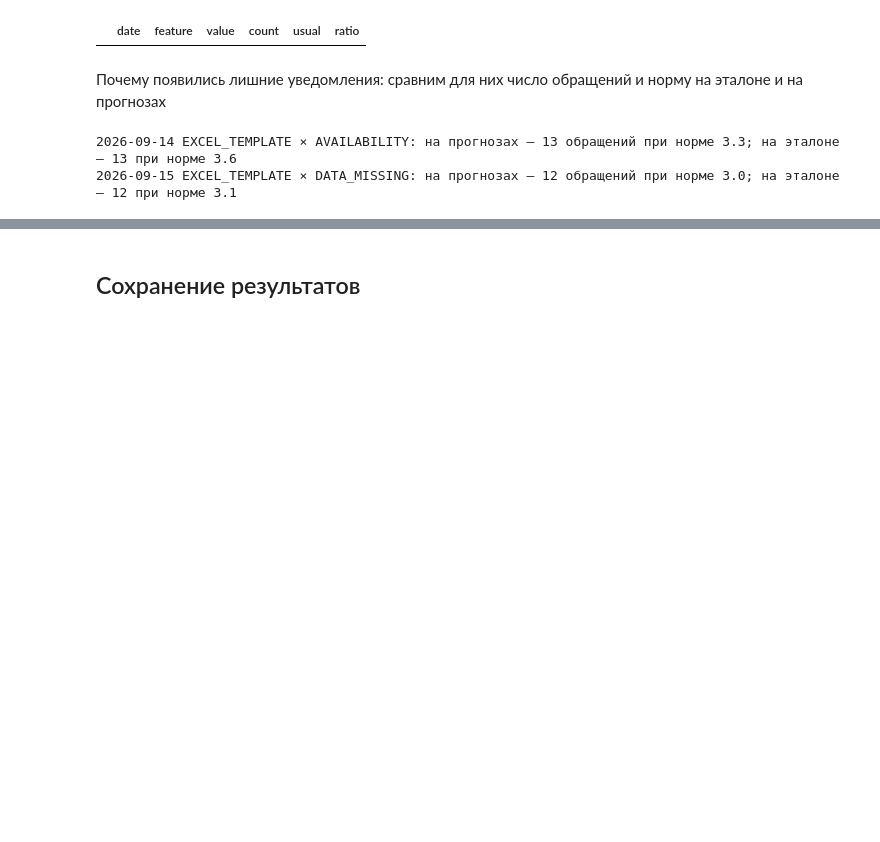
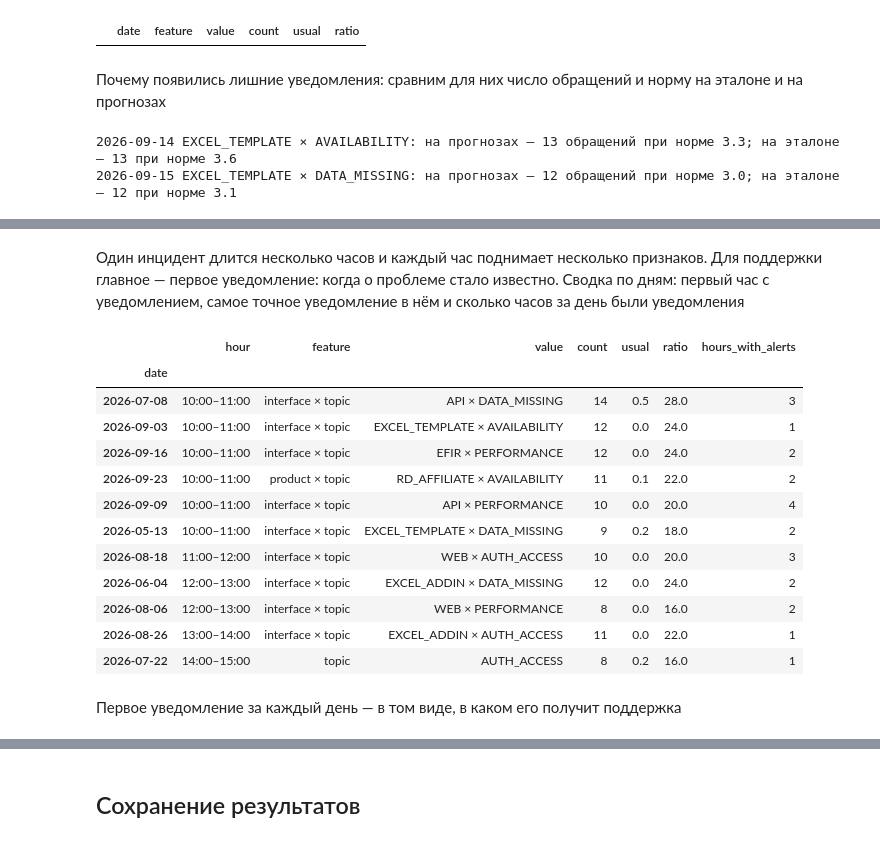
Before and after one commit to nk1vk/interfax, a Jupyter notebook: 2.3/spikes.ipynb, the cells around one changed output, grey strips where cells are left out. Saved outputs shown, nothing was run; the diff lists cells and outputs as text; code cells hidden in the pictures; blank space fills up the shorter version.

```diff
--- a/2.3/spikes.ipynb
+++ b/2.3/spikes.ipynb
@@ -410,0 +511,26 @@ for row in extra.itertuples():
+# %% [markdown]
+Один инцидент длится несколько часов и каждый час поднимает несколько признаков. Для поддержки главное —
+первое уведомление: когда о проблеме стало известно. Сводка по дням: первый час с уведомлением, самое точное
+уведомление в нём и сколько часов за день были уведомления
+# %%
+first_hourly = (alerts_hourly.assign(is_combination=alerts_hourly['feature'].str.contains('×'))
+                .sort_values(['hour', 'is_combination', 'ratio'], ascending=[True, False, False])
+                .groupby('date').head(1).set_index('date'))
+first_hourly['hours_with_alerts'] = alerts_hourly.groupby('date')['hour'].nunique()
+first_hourly[['hour', 'feature', 'value', 'count', 'usual', 'ratio', 'hours_with_alerts']]
+# %% [output]
+|  | hour | feature | value | count | usual | ratio | hours_with_alerts |
+| date |  |  |  |  |  |  |  |
+| 2026-07-08 | 10:00–11:00 | interface × topic | API × DATA_MISSING | 14 | 0.5 | 28.0 | 3 |
+| 2026-09-03 | 10:00–11:00 | interface × topic | EXCEL_TEMPLATE × AVAILABILITY | 12 | 0.0 | 24.0 | 1 |
+| 2026-09-16 | 10:00–11:00 | interface × topic | EFIR × PERFORMANCE | 12 | 0.0 | 24.0 | 2 |
+| 2026-09-23 | 10:00–11:00 | product × topic | RD_AFFILIATE × AVAILABILITY | 11 | 0.1 | 22.0 | 2 |
+| 2026-09-09 | 10:00–11:00 | interface × topic | API × PERFORMANCE | 10 | 0.0 | 20.0 | 4 |
+| 2026-05-13 | 10:00–11:00 | interface × topic | EXCEL_TEMPLATE × DATA_MISSING | 9 | 0.2 | 18.0 | 2 |
+| 2026-08-18 | 11:00–12:00 | interface × topic | WEB × AUTH_ACCESS | 10 | 0.0 | 20.0 | 3 |
+| 2026-06-04 | 12:00–13:00 | interface × topic | EXCEL_ADDIN × DATA_MISSING | 12 | 0.0 | 24.0 | 2 |
+| 2026-08-06 | 12:00–13:00 | interface × topic | WEB × PERFORMANCE | 8 | 0.0 | 16.0 | 2 |
+| 2026-08-26 | 13:00–14:00 | interface × topic | EXCEL_ADDIN × AUTH_ACCESS | 11 | 0.0 | 22.0 | 1 |
+| 2026-07-22 | 14:00–15:00 | topic | AUTH_ACCESS | 8 | 0.2 | 16.0 | 1 |
+# %% [markdown]
+Первое уведомление за каждый день — в том виде, в каком его получит поддержка
```
Also changed, not shown: parts of 44 cells of this notebook, 5 other files.
